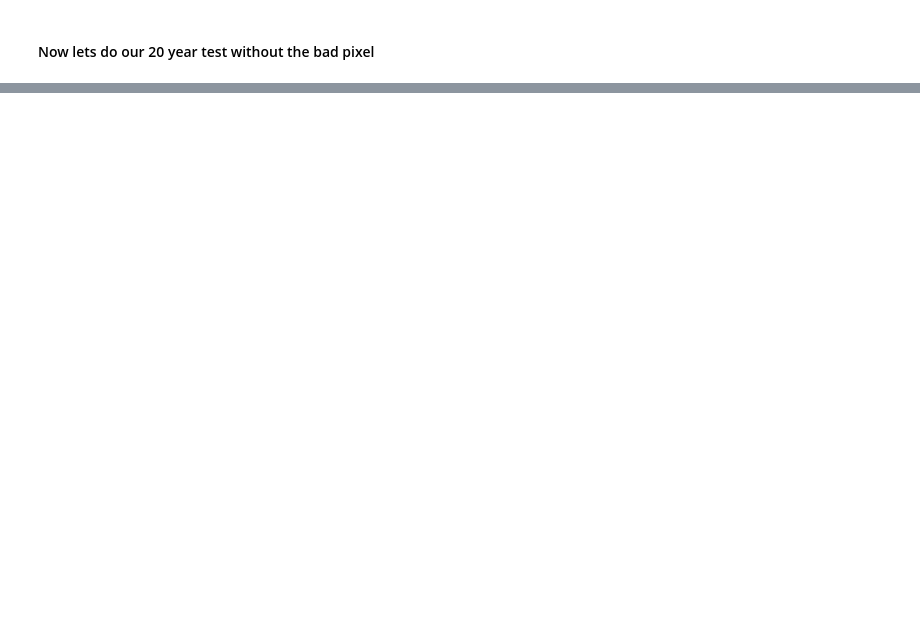
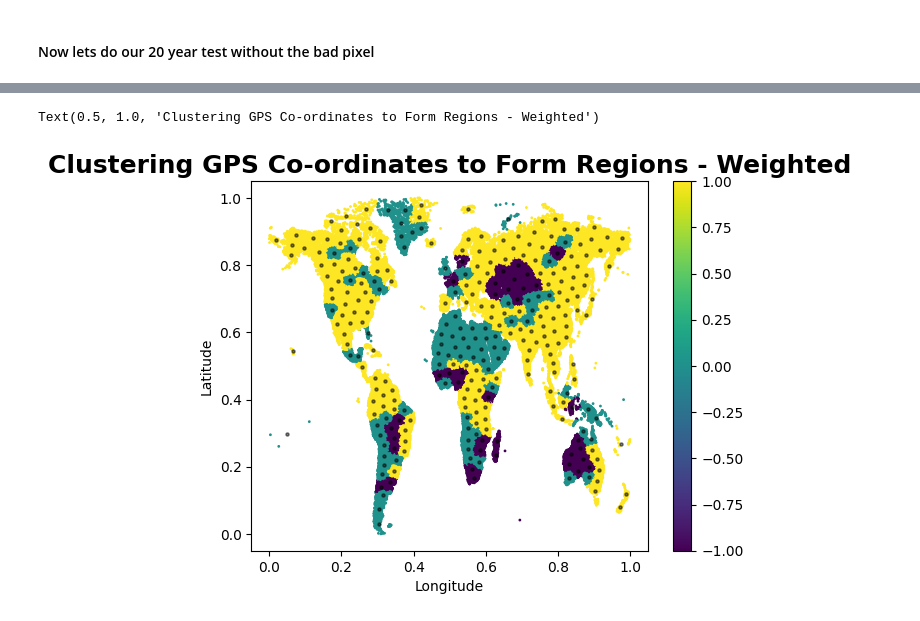
Before and after one commit to marvanG/data-mining-project, a Jupyter notebook: modis_data.ipynb, the cells around one changed output, grey strips where cells are left out. Saved outputs shown, nothing was run; the diff lists cells and outputs as text; code cells hidden in the pictures; blank space fills up the shorter version.

```diff
--- a/modis_data.ipynb
+++ b/modis_data.ipynb
@@ -784,0 +951,18 @@ std after removing outliers: 408.787470821993
+# %%
+for i, row in df1.iterrows():
+    cluster = df1.at[i,'cluster_label']
+    if cluster in clustersWOImpact:
+        cluster = 0
+    elif cluster in clustersPos:
+        cluster = 1
+    else:
+        cluster = -1
+    df1.at[i,'cluster_label'] = cluster
+
+labels = df1['cluster_label'] # Labels of each point
+df1.plot.scatter(x = 'Longitude', y = 'Latitude', c=labels, s=1, cmap='viridis')
+plt.scatter(centers[:, 0], centers[:, 1], c='black', s=5, alpha=0.5)
+plt.title('Clustering GPS Co-ordinates to Form Regions - Weighted',fontsize=18, fontweight='bold')
+# %% [output]
+Text(0.5, 1.0, 'Clustering GPS Co-ordinates to Form Regions - Weighted')
+[figure, added]
```
Also changed, not shown: parts of 19 cells of this notebook.
